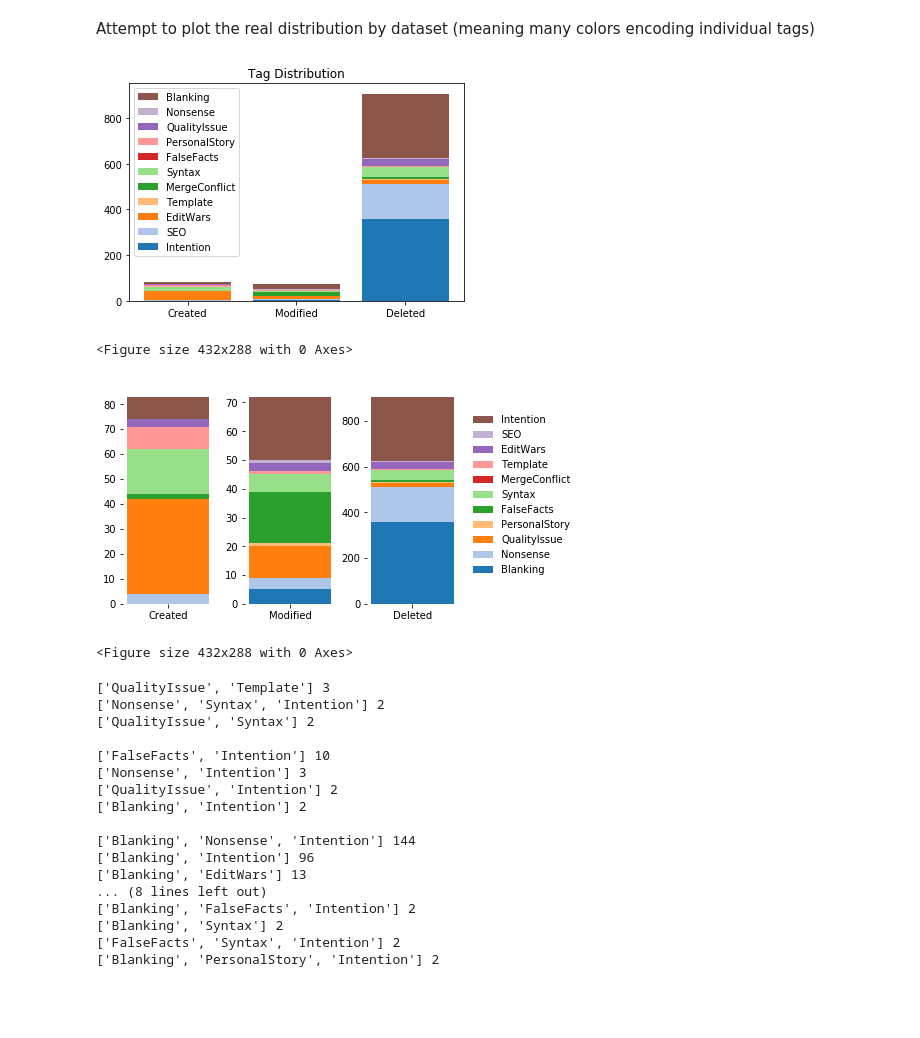
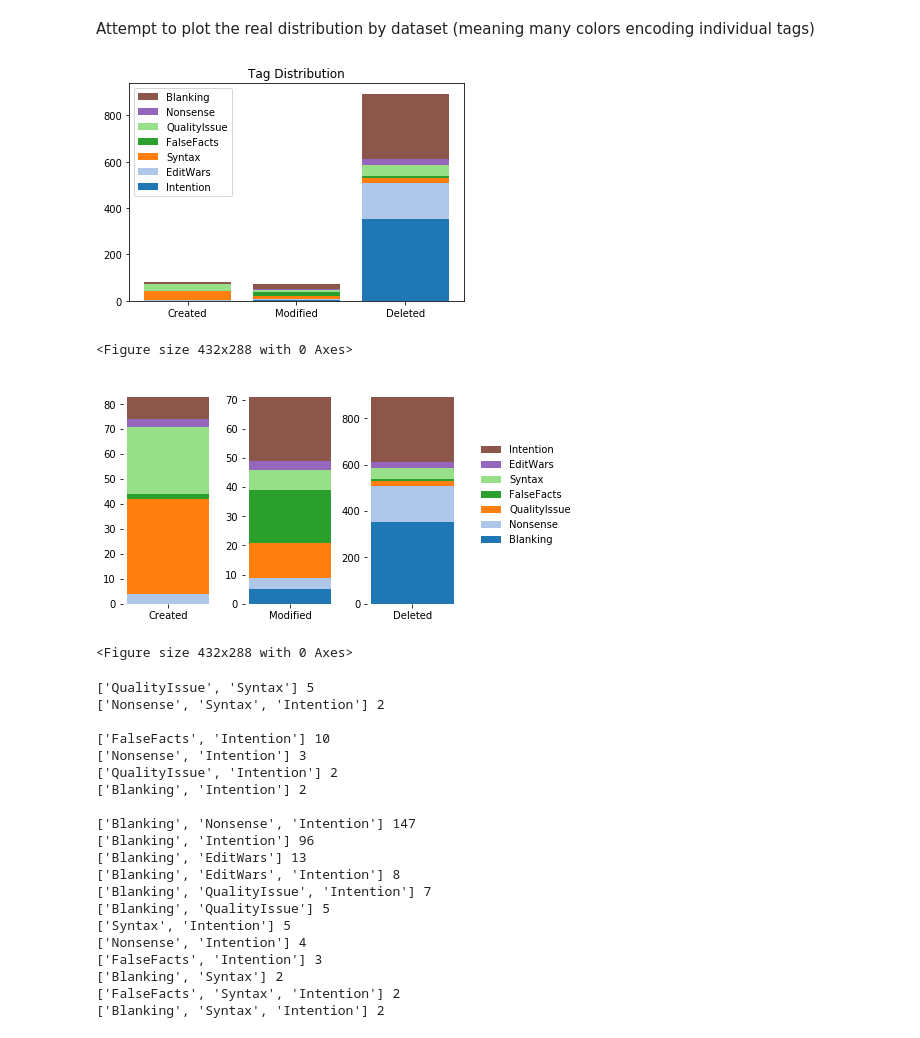
Before and after one commit to HPI-Information-Systems/wikipediatablevandalism, a Jupyter notebook: corpus/notebooks/random1k.ipynb, the cells around one changed output. Saved outputs shown, nothing was run; the diff lists cells and outputs as text; code cells hidden in the pictures; blank space fills up the shorter version.

Commit message:
Add tag distribution for v2 corpus

```diff
--- a/corpus/notebooks/random1k.ipynb
+++ b/corpus/notebooks/random1k.ipynb
@@ -5,8 +5,15 @@ import pandas as pd
 import matplotlib.pyplot as plt
 from IPython.display import display
 import seaborn as sns
+# %%
+CORPUS_ID = 'v2'
+
+if CORPUS_ID == 'v1':
+    CORPUS_PATH = '../wiki-corpus'
+elif CORPUS_ID == 'v2':
+    CORPUS_PATH = '../wiki-corpus-v2'
 # %%
-tags = pd.read_csv('../wiki-corpus/tag.csv', index_col=0)
+tags = pd.read_csv(os.path.join(CORPUS_PATH, 'tag.csv'), index_col=0)
 tags = tags[tags.name != 'constructive']
 # %%
 tags
@@ -26,13 +29,13 @@ tags
 | 11 | Intention |
 # %%
 def read_revisiontag(path):
-    df = pd.read_csv(os.path.join('../wiki-corpus/', path), index_col=0)
+    df = pd.read_csv(os.path.join(CORPUS_PATH, path), index_col=0)
     display(df.head(2))
     return df
 
-created = read_revisiontag('../wiki-corpus/created/revisiontag_created_1k.csv')
-modified = read_revisiontag('../wiki-corpus/modified/revisiontag_modified_1k.csv')
-deleted = read_revisiontag('../wiki-corpus/deleted/revisiontag_deleted_1k.csv')
+created = read_revisiontag('created/revisiontag_created_1k.csv')
+modified = read_revisiontag('modified/revisiontag_modified_1k.csv')
+deleted = read_revisiontag('deleted/revisiontag_deleted_1k.csv')
 # %% [output]
 |  | revision_page_id | tag_id |
 | revision_id |  |  |
@@ -129,13 +116,13 @@ def export(export_name, png=False):
     if not os.path.exists(folder):
         os.mkdir(folder)
 
-    filename = export_name + '.pdf'
+    filename = '%s-%s.pdf' % (export_name, CORPUS_ID)
 
     path = os.path.join(folder, filename)
     plt.savefig(path, format='pdf', bbox_inches='tight')
 
     if png:
-        filename = export_name + '.png'
+        filename = '%s-%s.png' % (export_name, CORPUS_ID)
         path = os.path.join(folder, filename)
         plt.savefig(path, format='png', dpi=200, bbox_inches='tight')
 
@@ -263,12 +250,12 @@ def plot_stacked(data, title, export_name):
 
     last_series = np.repeat(0, len(data))
     bars = []
-    for index, column in enumerate(data.columns):
+    for column in data.columns:
         values = data[column]
         bar = plt.bar(np.arange(len(values)),
                       data[column],
                       bottom=last_series,
-                      color = colors[index])
+                      color = colors[column - 1])
         bars.append(bar)
         last_series += data[column]
 
@@ -279,41 +266,41 @@ def plot_stacked(data, title, export_name):
 
 plot_stacked(combined.T, 'Tag Distribution', 'tag_distribution')
 # %% [output]
-[figure, old version]
+[figure, new version]
 <Figure size 432x288 with 0 Axes>
 # %%
 def plot_multi():
     colors = plt.get_cmap('tab20').colors
     fig, (ax1, ax2, ax3) = plt.subplots(1, 3)
     sns.despine(fig, left=True, bottom=True)#, top=True, right=True)
 
     def plot(label, data, ax):
         last_value = 0
         bars = []
-        for index, (tag, count) in enumerate(zip(data.index, data)):
+        for (tag, count) in zip(data.index, data):
             bar = ax.bar([label],
                   count,
                   bottom=last_value,
-                  color=colors[index])
+                  color=colors[tag - 1])
             last_value += count
             bars.append(bar)
         return bars
 
     plot('Created', created_tag_count, ax1)
     plot('Modified', modified_tag_count, ax2)
     bars = plot('Deleted', deleted_tag_count, ax3)
 
     fig.subplots_adjust(wspace=0.35)
     plt.legend(bars[::-1],
                tags.name[::-1],
                bbox_to_anchor=(2.35, 0.5),
                loc='right',
                frameon=False)
     export('multi', png=True)
 
 plot_multi()
 # %% [output]
-[figure, old version]
+[figure, new version]
 <Figure size 432x288 with 0 Axes>
 # %%
 from collections import OrderedDict
@@ -335,20 +322,23 @@ plot_co(find_co(modified))
 print()
 plot_co(find_co(deleted))
 # %% [output]
-['QualityIssue', 'Template'] 3
+['QualityIssue', 'Syntax'] 5
 ['Nonsense', 'Syntax', 'Intention'] 2
-['QualityIssue', 'Syntax'] 2
 
 ['FalseFacts', 'Intention'] 10
 ['Nonsense', 'Intention'] 3
 ['QualityIssue', 'Intention'] 2
 ['Blanking', 'Intention'] 2
 
-['Blanking', 'Nonsense', 'Intention'] 144
+['Blanking', 'Nonsense', 'Intention'] 147
 ['Blanking', 'Intention'] 96
 ['Blanking', 'EditWars'] 13
-... (8 lines left out)
-['Blanking', 'FalseFacts', 'Intention'] 2
+['Blanking', 'EditWars', 'Intention'] 8
+['Blanking', 'QualityIssue', 'Intention'] 7
+['Blanking', 'QualityIssue'] 5
+['Syntax', 'Intention'] 5
+['Nonsense', 'Intention'] 4
+['FalseFacts', 'Intention'] 3
 ['Blanking', 'Syntax'] 2
 ['FalseFacts', 'Syntax', 'Intention'] 2
-['Blanking', 'PersonalStory', 'Intention'] 2
+['Blanking', 'Syntax', 'Intention'] 2
```
Also changed, not shown: parts of 6 cells of this notebook, 26 other files.
